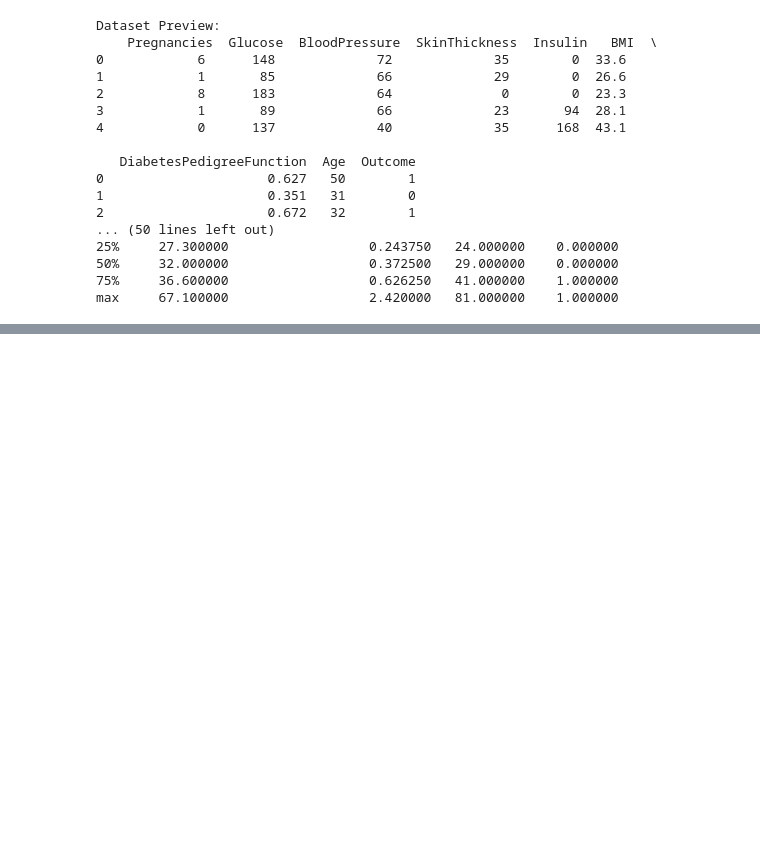
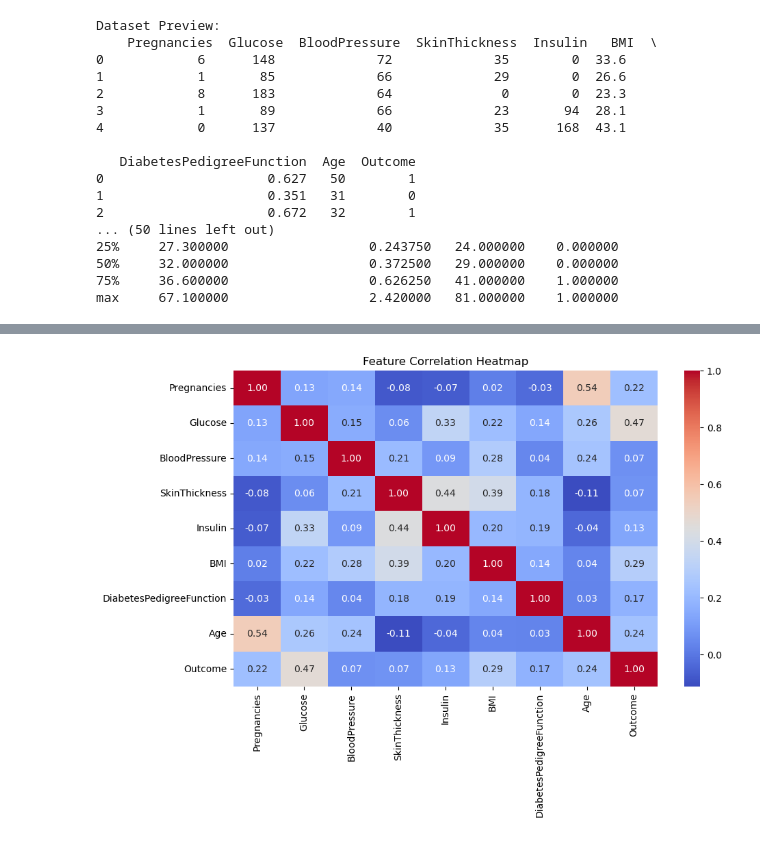
Before and after one commit to Deepak3015/Machine-Repo, a Jupyter notebook: Notebook/p1.ipynb, the cells around one changed output, grey strips where cells are left out. Saved outputs shown, nothing was run; the diff lists cells and outputs as text; code cells hidden in the pictures; blank space fills up the shorter version.

Commit message:
Basic Visualozation

```diff
--- a/Notebook/p1.ipynb
+++ b/Notebook/p1.ipynb
@@ -36,3 +36,8 @@ Dataset Preview:
 50%     32.000000                  0.372500   29.000000    0.000000
 75%     36.600000                  0.626250   41.000000    1.000000
 max     67.100000                  2.420000   81.000000    1.000000
+# %%
+# Step 3: Data Preprocessing (Normalize and Handle Missing Values)
+df.fillna(df.median(), inplace=True)  # Fill missing values with median
+scaler = StandardScaler()
+df.iloc[:, :-1] = scaler.fit_transform(df.iloc[:, :-1])  # Normalize numerical features
@@ -38,0 +62,8 @@ max     67.100000                  2.420000   81.000000    1.000000
+# %%
+# Step 4: Exploratory Data Analysis
+plt.figure(figsize=(10, 6))
+sns.heatmap(df.corr(), annot=True, cmap='coolwarm', fmt='.2f')
+plt.title("Feature Correlation Heatmap")
+plt.show()
+# %% [output]
+[figure, added]
```
Also changed, not shown: parts of 1 cell of this notebook.
